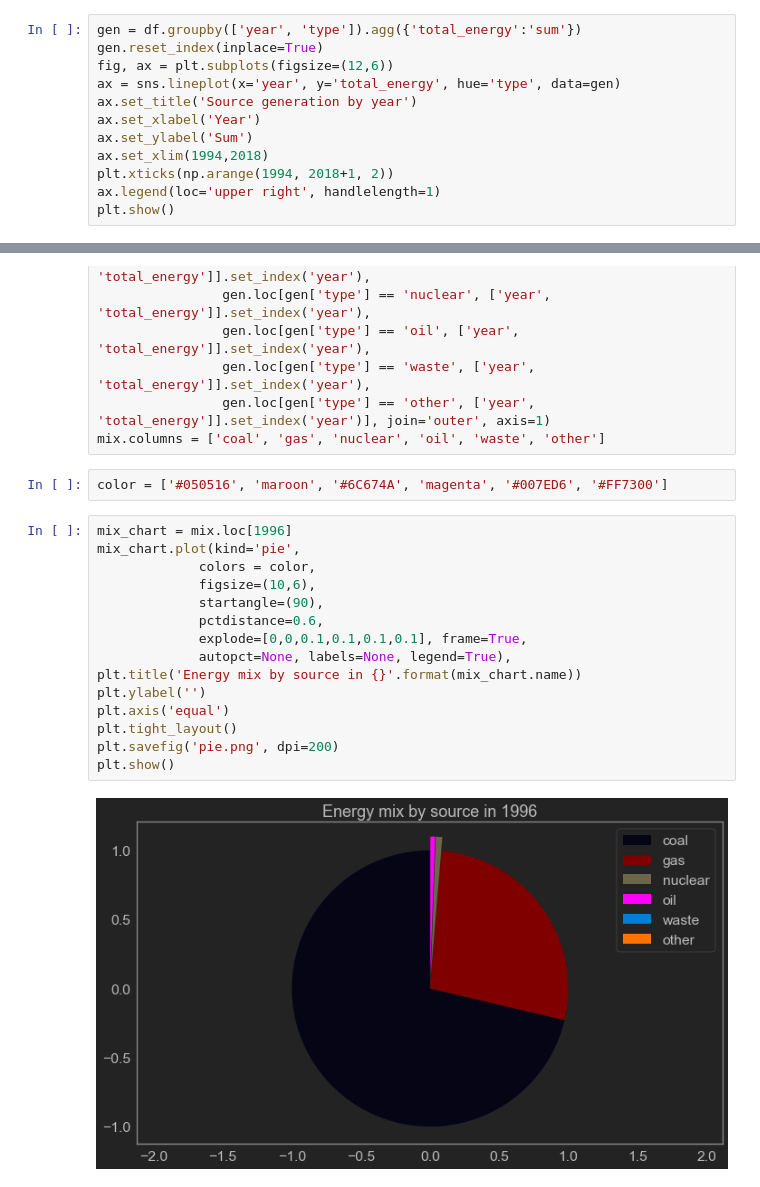
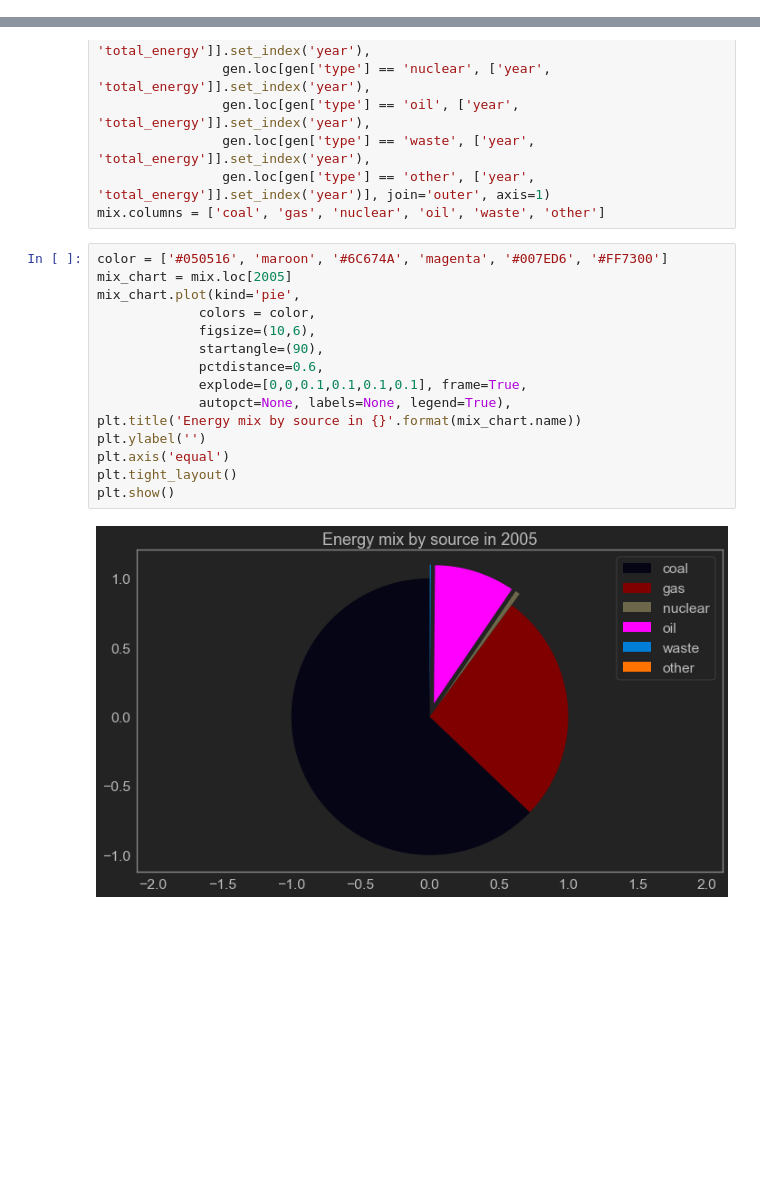
Before and after one commit to omotayo-alade/ham20-internship, a Jupyter notebook: stage1/explore-Copy1.ipynb, the cells around one changed output, grey strips where cells are left out. Cells and saved outputs as stored; diff of their text form; blank space fills up the shorter version.

```diff
--- a/stage1/explore-Copy1.ipynb
+++ b/stage1/explore-Copy1.ipynb
@@ -230,12 +218,0 @@ plt.show()
-# %%
-gen = df.groupby(['year', 'type']).agg({'total_energy':'sum'})
-gen.reset_index(inplace=True)
-fig, ax = plt.subplots(figsize=(12,6))
-ax = sns.lineplot(x='year', y='total_energy', hue='type', data=gen)
-ax.set_title('Source generation by year')
-ax.set_xlabel('Year')
-ax.set_ylabel('Sum')
-ax.set_xlim(1994,2018)
-plt.xticks(np.arange(1994, 2018+1, 2))
-ax.legend(loc='upper right', handlelength=1)
-plt.show()
@@ -251,22 +236,20 @@ mix = pd.concat([gen.loc[gen['type'] == 'coal', ['year', 'total_energy']].set_in
                 gen.loc[gen['type'] == 'waste', ['year', 'total_energy']].set_index('year'),
                 gen.loc[gen['type'] == 'other', ['year', 'total_energy']].set_index('year')], join='outer', axis=1)
 mix.columns = ['coal', 'gas', 'nuclear', 'oil', 'waste', 'other']
-# %%
-color = ['#050516', 'maroon', '#6C674A', 'magenta', '#007ED6', '#FF7300']
 # %%
-mix_chart = mix.loc[1996]
+color = ['#050516', 'maroon', '#6C674A', 'magenta', '#007ED6', '#FF7300']
+mix_chart = mix.loc[2005]
 mix_chart.plot(kind='pie',
              colors = color,
              figsize=(10,6),
              startangle=(90),
              pctdistance=0.6,
              explode=[0,0,0.1,0.1,0.1,0.1], frame=True,
              autopct=None, labels=None, legend=True),
 plt.title('Energy mix by source in {}'.format(mix_chart.name))
 plt.ylabel('')
 plt.axis('equal')
 plt.tight_layout()
-plt.savefig('pie.png', dpi=200)
 plt.show()
 # %% [output]
-[figure, old version]
+[figure, new version]
```
Also changed, not shown: parts of 30 cells of this notebook.
